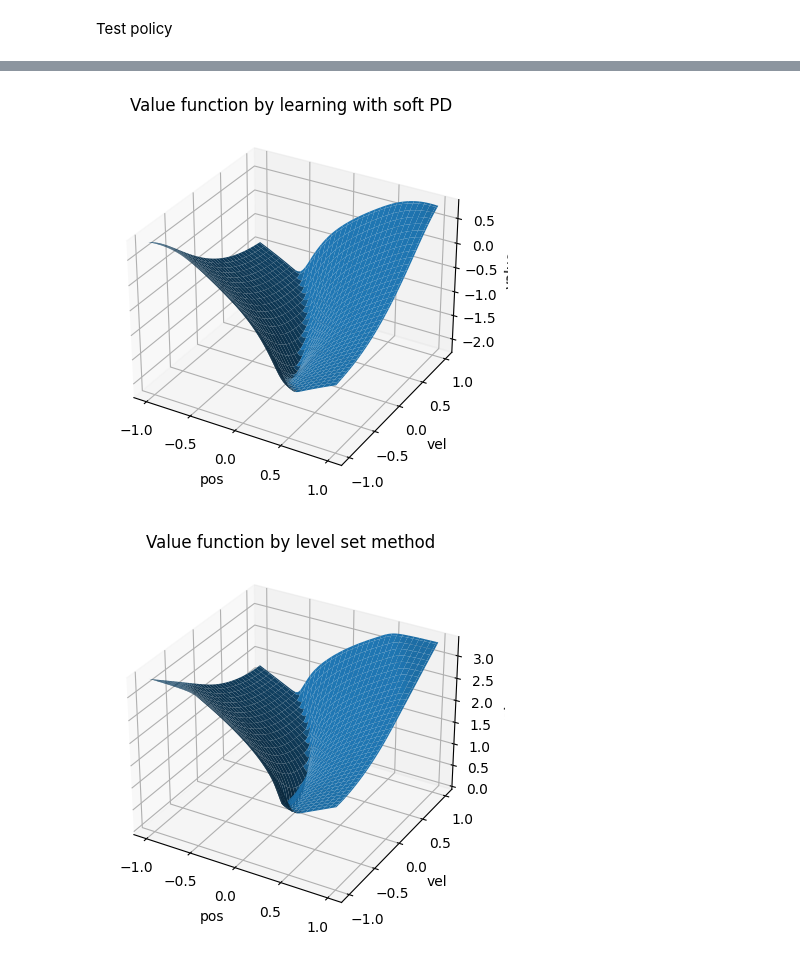
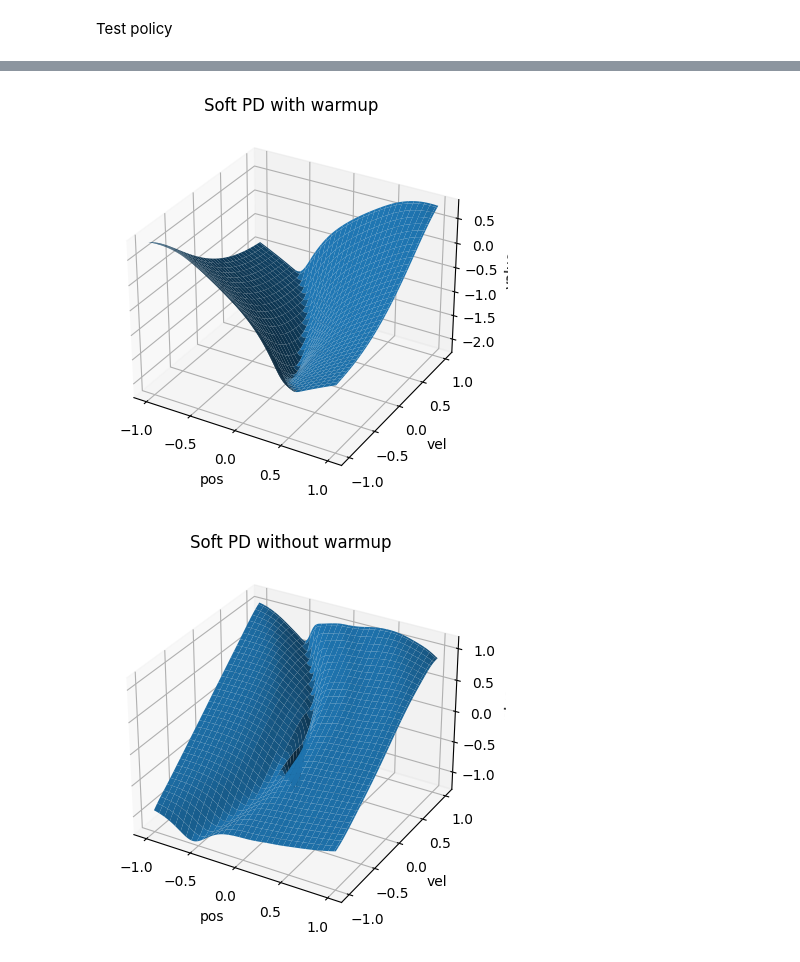
Before and after one commit to HaoxiangYou/Q_Learning_with_HJB, a Jupyter notebook: examples/double_integrator_optimal_time.ipynb, the cells around one changed output, grey strips where cells are left out. Cells and saved outputs as stored; diff of their text form; code cells hidden in the pictures.

Commit message:
add soft pd without warmup example to double integrator time optimal control

```diff
--- a/examples/double_integrator_optimal_time.ipynb
+++ b/examples/double_integrator_optimal_time.ipynb
@@ -283,0 +284,29 @@ epoch:100 loss:0.013889515772461891
+# %%
+regularization = 1e0
+key, key_to_use = jax.random.split(key)
+soft_pd_model_without_warmup_variables = soft_pd_value_function_approximator.init(key_to_use, jnp.zeros((1,2)))
+soft_pd_model_without_warmup_states, soft_pd_model_without_warmup_params = soft_pd_model_without_warmup_variables.pop('params')
+del soft_pd_model_without_warmup_variables
+soft_pd_optimizer_without_warmup_states = soft_pd_optimizer.init(soft_pd_model_without_warmup_params)
+
+soft_pd_without_warmup_cumulated_cost_during_learning_mean = []
+soft_pd_without_warmup_cumulated_cost_during_learning_std = []
+
+soft_pd_without_warmup_losses = []
+
+for epoch in range(epochs):
+    soft_pd_without_warmup_total_loss = 0
+
+    soft_pd_without_warmup_cumulated_cost_mean, soft_pd_without_warmup_cumulated_cost_std = get_mean_and_std_of_policy(soft_pd_value_function_approximator, soft_pd_model_without_warmup_params, soft_pd_model_without_warmup_states)
+    soft_pd_without_warmup_cumulated_cost_during_learning_mean.append(soft_pd_without_warmup_cumulated_cost_mean)
+    soft_pd_without_warmup_cumulated_cost_during_learning_std.append(soft_pd_without_warmup_cumulated_cost_std)
+
+    for i, (xs, running_costs) in enumerate(dataloader):
+        soft_pd_model_without_warmup_params, soft_pd_model_without_warmup_states, soft_pd_optimizer_states, soft_pd_without_warmup_loss = soft_pd_params_update(soft_pd_model_without_warmup_params, soft_pd_model_without_warmup_states, soft_pd_optimizer_without_warmup_states, xs, running_costs)
+        soft_pd_without_warmup_total_loss += soft_pd_without_warmup_loss
+    soft_pd_without_warmup_losses.append(soft_pd_without_warmup_total_loss / len(dataloader))
+    if (epoch+1) % 10 == 0:
+        print(f"epoch:{epoch+1}, loss:{soft_pd_without_warmup_total_loss / len(dataloader)}, time to origin:{soft_pd_without_warmup_cumulated_cost_mean}")
+
+soft_pd_without_warmup_cumulated_cost_during_learning_mean = np.array(soft_pd_without_warmup_cumulated_cost_during_learning_mean)
+soft_pd_without_warmup_cumulated_cost_during_learning_std = np.array(soft_pd_without_warmup_cumulated_cost_during_learning_std)
@@ -342,10 +382,10 @@ def get_level_set_control(x):
     return -np.array(np.sign(pVpvel))
 
 def get_analytical_control(x):
-    if (x[1] < 0 and x[0] <= 0.5 * x[1]**2) or (x[1] >= 0 and x[0] < -0.5*x[1]**2):
+    if x.T @ x <= metric:
+        u = 0.0
+    elif (x[1] < 0 and x[0] <= 0.5 * x[1]**2) or (x[1] >= 0 and x[0] < -0.5*x[1]**2):
         u = 1.0
-    elif x[0] == 0 and x[1] == 0:
-        u = 0.0
     else:
         u = -1.0
     return np.array([u])
@@ -586,7 +675,7 @@ def visualize_analytical_value_landscope():
     ax.set_xlabel(f"pos")
     ax.set_ylabel(f"vel")
     ax.set_zlabel('value')
-    plt.title("Value function analytical")
+    plt.title("Analytical")
 
 def visualize_lqr_value_landscope():
     Pos, Vel = np.meshgrid(pos_span, vel_span)
@@ -601,12 +690,13 @@ def visualize_lqr_value_landscope():
     ax.set_xlabel(f"pos")
     ax.set_ylabel(f"vel")
     ax.set_zlabel('value')
-    plt.title("Value function LQR")
+    plt.title("LQR")
 
 x_direction = np.array([1,0])
 y_direction = np.array([0,1])
-visualize_learned_value_landscope(psd_value_function_approximator, psd_model_params, psd_model_states, x_direction=x_direction, y_direction=y_direction, title="Value function by learning with PD arch")
-visualize_learned_value_landscope(soft_psd_value_function_approximator, soft_psd_model_params, soft_psd_model_states, x_direction=x_direction, y_direction=y_direction, title="Value function by learning with soft PD")
+visualize_learned_value_landscope(pd_value_function_approximator, pd_model_params, pd_model_states, x_direction=x_direction, y_direction=y_direction, title="Ours")
+visualize_learned_value_landscope(soft_pd_value_function_approximator, soft_pd_model_params, soft_pd_model_states, x_direction=x_direction, y_direction=y_direction, title="Soft PD with warmup")
+visualize_learned_value_landscope(soft_pd_value_function_approximator, soft_pd_model_without_warmup_params, soft_pd_model_without_warmup_states, x_direction=x_direction, y_direction=y_direction, title="Soft PD without warmup")
 visualize_level_set_value_landscope()
 visualize_analytical_value_landscope()
 visualize_lqr_value_landscope()
@@ -615,2 +705,2 @@ visualize_lqr_value_landscope()
-[figure, old version]
+[figure, new version]
-[figure, old version]
+[figure, new version]
```
Also changed, not shown: parts of 12 cells of this notebook.
